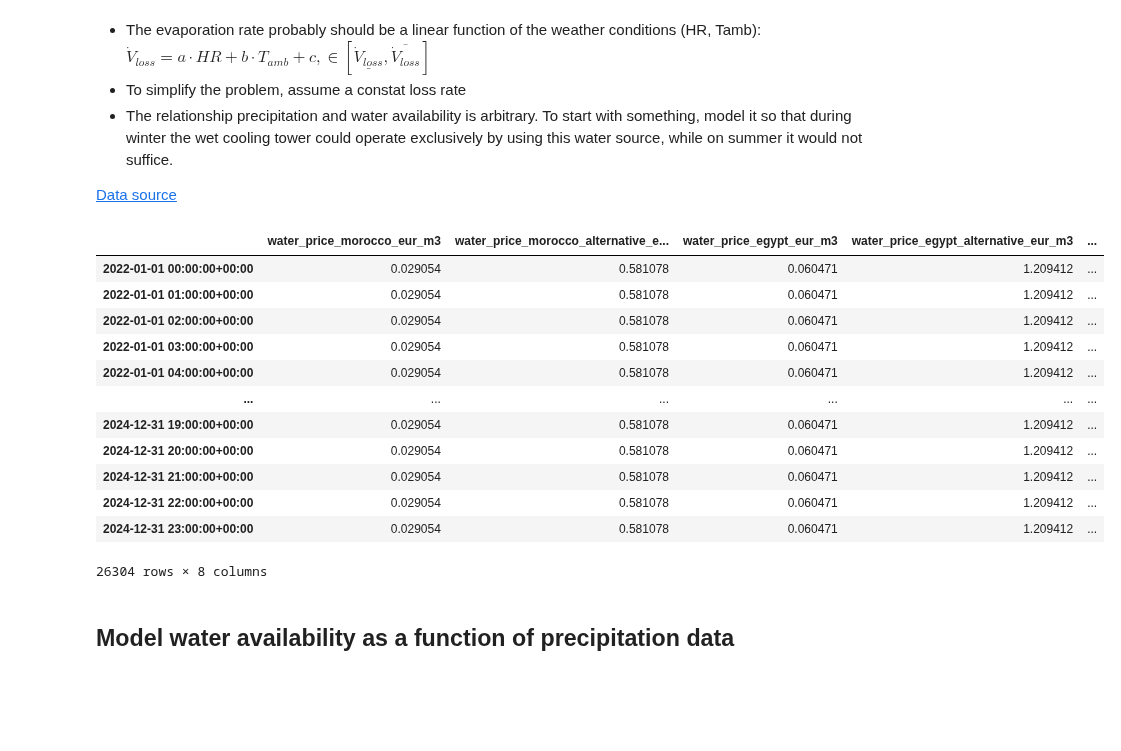
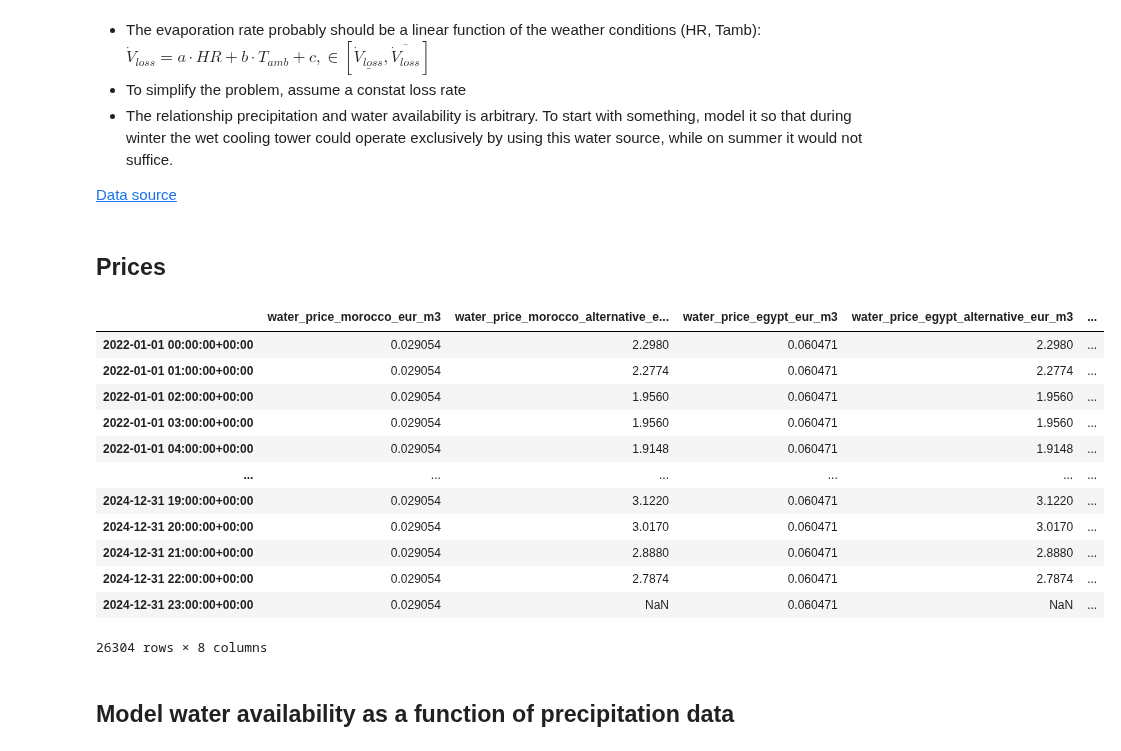
Before and after one commit to juan11iguel/SOLhycool, a Jupyter notebook: simulation/notebooks/generate_water_context.ipynb, the cells around one changed output. Cells and saved outputs as stored; diff of their text form; code cells hidden in the pictures; blank space fills up the shorter version.

```diff
--- a/simulation/notebooks/generate_water_context.ipynb
+++ b/simulation/notebooks/generate_water_context.ipynb
@@ -15,57 +15,71 @@ from loguru import logger
 import datetime
 import numpy as np
 import pandas as pd
+from solhycool_evaluation.utils import repeat_and_align_index
+
+%load_ext autoreload
+%autoreload 2
 
 # Constants
 data_path: Path = Path("../../data/datasets")
-output_path: Path = Path("../results")
+output_path: Path = Path("../results/visualizations")
 data_output_path: Path = Path("../../data/datasets")
+electricity_price_data_path: Path = data_path / "electricity_price_data_20211231_20241231.h5"
+weather_data_path: Path = data_path / "tmy_2005_guadix.h5"
 
+# Parameters
+environment_id: str = "_andasol_"
 water_price_egypt = 0.06047057835 # €/m³
 water_price_morocco = 0.0290538951 # €/m³
-
-# Parameters
 year_start: int = 2022
 year_end: int = 2024
+use_alternative_cost: bool = True
+Vavail_max: float = 1.2 # m³/day
+Vavail_min: float = 0.0 # m³/day
 
 Vavail0: float = 20. # Period initial volume, m³
-evap_rate: float = -0.5 # Evaporation rate, m³/h
+evap_rate: float = -0.0 # Evaporation rate, m³/h
+
+# Alternative source incurs in a cost similar to electricity
+alternative_source_cost = pd.read_hdf(electricity_price_data_path)["Ce_spot_market_price_eur_kWh"] * 2 * 10 # /100 (l/h)*1000l/m³
 alternative_source_cost_multiplier = 20.0 # Relative cost increase factor of source 2 with respect to source 1, -
+# %% [markdown]
+## Prices
 # %%
 # Create a pandas series with one-hour resolution
 start_date = datetime.datetime(year_start, 1, 1, 0, 0, 0)
 end_date = datetime.datetime(year_end, 12, 31, 23, 0, 0)
 date_rng = pd.date_range(start=start_date, end=end_date, freq='h', tz='UTC')
-fname: str = f"water_data_{start_date:%Y%m%d}_{end_date:%Y%m%d}"
+fname: str = f"water_data{environment_id}{start_date:%Y%m%d}_{end_date:%Y%m%d}"
 
 # Initialize dataframe
 df = pd.DataFrame(
     data={
         "water_price_morocco_eur_m3": water_price_morocco,
-        "water_price_morocco_alternative_eur_m3": water_price_morocco * alternative_source_cost_multiplier,
+        "water_price_morocco_alternative_eur_m3": alternative_source_cost if use_alternative_cost else water_price_morocco * alternative_source_cost_multiplier,
         "water_price_egypt_eur_m3": water_price_egypt,
-        "water_price_egypt_alternative_eur_m3": water_price_egypt * alternative_source_cost_multiplier,
+        "water_price_egypt_alternative_eur_m3": alternative_source_cost if use_alternative_cost else water_price_egypt * alternative_source_cost_multiplier,
     },
     index=date_rng,
 )
 # Add columns for the water price in liters
 for col in df.columns:
     df[col.replace("_eur_m3", "_eur_l")] = df[col] / 1000.0
 
 df
 # %% [output]
 |  | water_price_morocco_eur_m3 | water_price_morocco_alternative_e... | water_price_egypt_eur_m3 | water_price_egypt_alternative_eur_m3 | ... |
-| 2022-01-01 00:00:00+00:00 | 0.029054 | 0.581078 | 0.060471 | 1.209412 | ... |
-| 2022-01-01 01:00:00+00:00 | 0.029054 | 0.581078 | 0.060471 | 1.209412 | ... |
-| 2022-01-01 02:00:00+00:00 | 0.029054 | 0.581078 | 0.060471 | 1.209412 | ... |
-| 2022-01-01 03:00:00+00:00 | 0.029054 | 0.581078 | 0.060471 | 1.209412 | ... |
-| 2022-01-01 04:00:00+00:00 | 0.029054 | 0.581078 | 0.060471 | 1.209412 | ... |
+| 2022-01-01 00:00:00+00:00 | 0.029054 | 2.2980 | 0.060471 | 2.2980 | ... |
+| 2022-01-01 01:00:00+00:00 | 0.029054 | 2.2774 | 0.060471 | 2.2774 | ... |
+| 2022-01-01 02:00:00+00:00 | 0.029054 | 1.9560 | 0.060471 | 1.9560 | ... |
+| 2022-01-01 03:00:00+00:00 | 0.029054 | 1.9560 | 0.060471 | 1.9560 | ... |
+| 2022-01-01 04:00:00+00:00 | 0.029054 | 1.9148 | 0.060471 | 1.9148 | ... |
 | ... | ... | ... | ... | ... | ... |
-| 2024-12-31 19:00:00+00:00 | 0.029054 | 0.581078 | 0.060471 | 1.209412 | ... |
-| 2024-12-31 20:00:00+00:00 | 0.029054 | 0.581078 | 0.060471 | 1.209412 | ... |
-| 2024-12-31 21:00:00+00:00 | 0.029054 | 0.581078 | 0.060471 | 1.209412 | ... |
-| 2024-12-31 22:00:00+00:00 | 0.029054 | 0.581078 | 0.060471 | 1.209412 | ... |
-| 2024-12-31 23:00:00+00:00 | 0.029054 | 0.581078 | 0.060471 | 1.209412 | ... |
+| 2024-12-31 19:00:00+00:00 | 0.029054 | 3.1220 | 0.060471 | 3.1220 | ... |
+| 2024-12-31 20:00:00+00:00 | 0.029054 | 3.0170 | 0.060471 | 3.0170 | ... |
+| 2024-12-31 21:00:00+00:00 | 0.029054 | 2.8880 | 0.060471 | 2.8880 | ... |
+| 2024-12-31 22:00:00+00:00 | 0.029054 | 2.7874 | 0.060471 | 2.7874 | ... |
+| 2024-12-31 23:00:00+00:00 | 0.029054 | NaN | 0.060471 | NaN | ... |
 26304 rows × 8 columns
 # %% [markdown]
 ## Model water availability as a function of precipitation data
```
Also changed, not shown: parts of 7 cells of this notebook, 22 other files.
